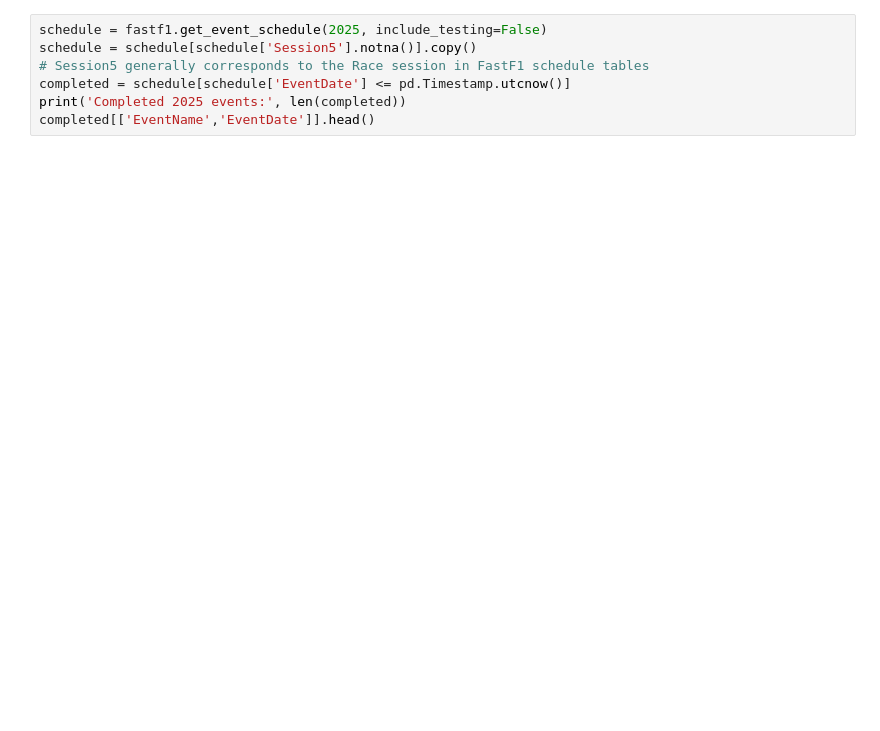
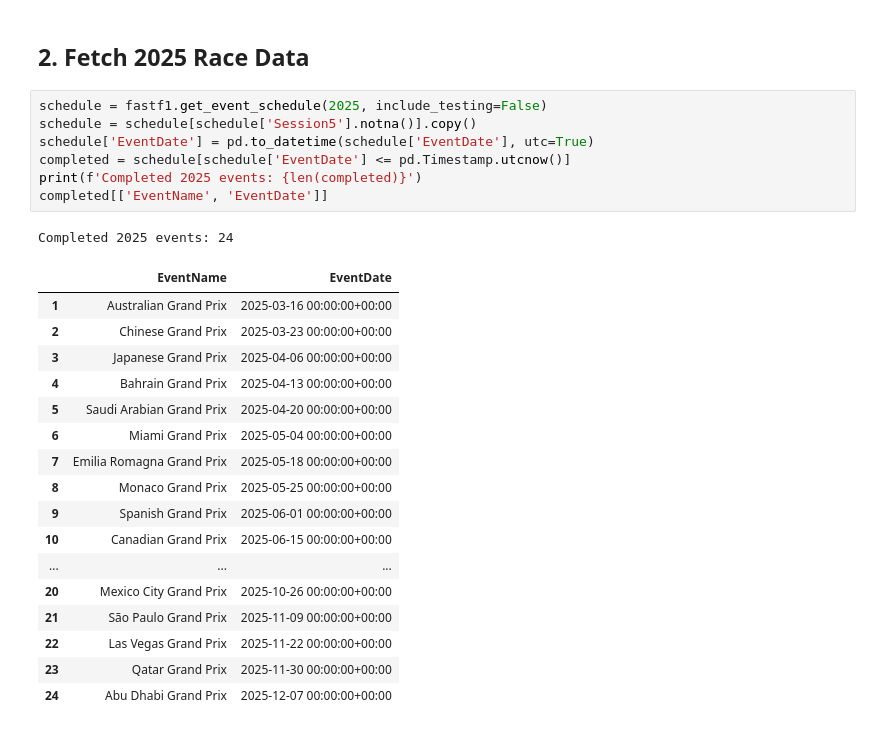
Before and after one commit to Aryan-Lokhande-17/F1-race-strat-predictor, a Jupyter notebook: backend/notebooks/data_retrieval_2025.ipynb, the cells around one changed output. Saved outputs shown, nothing was run; the diff lists cells and outputs as text; blank space fills up the shorter version.

```diff
--- a/backend/notebooks/data_retrieval_2025.ipynb
+++ b/backend/notebooks/data_retrieval_2025.ipynb
@@ -32,10 +106,31 @@ def safe_session_load(year: int, event_name: str):
+# %% [markdown]
+## 2. Fetch 2025 Race Data
 # %%
 schedule = fastf1.get_event_schedule(2025, include_testing=False)
 schedule = schedule[schedule['Session5'].notna()].copy()
-# Session5 generally corresponds to the Race session in FastF1 schedule tables
+schedule['EventDate'] = pd.to_datetime(schedule['EventDate'], utc=True)
 completed = schedule[schedule['EventDate'] <= pd.Timestamp.utcnow()]
-print('Completed 2025 events:', len(completed))
-completed[['EventName','EventDate']].head()
+print(f'Completed 2025 events: {len(completed)}')
+completed[['EventName', 'EventDate']]
+# %% [output]
+Completed 2025 events: 24
+|  | EventName | EventDate |
+| 1 | Australian Grand Prix | 2025-03-16 00:00:00+00:00 |
+| 2 | Chinese Grand Prix | 2025-03-23 00:00:00+00:00 |
+| 3 | Japanese Grand Prix | 2025-04-06 00:00:00+00:00 |
+| 4 | Bahrain Grand Prix | 2025-04-13 00:00:00+00:00 |
+| 5 | Saudi Arabian Grand Prix | 2025-04-20 00:00:00+00:00 |
+| 6 | Miami Grand Prix | 2025-05-04 00:00:00+00:00 |
+| 7 | Emilia Romagna Grand Prix | 2025-05-18 00:00:00+00:00 |
+| 8 | Monaco Grand Prix | 2025-05-25 00:00:00+00:00 |
+| 9 | Spanish Grand Prix | 2025-06-01 00:00:00+00:00 |
+| 10 | Canadian Grand Prix | 2025-06-15 00:00:00+00:00 |
+| ... | ... | ... |
+| 20 | Mexico City Grand Prix | 2025-10-26 00:00:00+00:00 |
+| 21 | São Paulo Grand Prix | 2025-11-09 00:00:00+00:00 |
+| 22 | Las Vegas Grand Prix | 2025-11-22 00:00:00+00:00 |
+| 23 | Qatar Grand Prix | 2025-11-30 00:00:00+00:00 |
+| 24 | Abu Dhabi Grand Prix | 2025-12-07 00:00:00+00:00 |
 # %%
 all_rows = []
 
```
Also changed, not shown: parts of 30 cells of this notebook, 6 other files.
